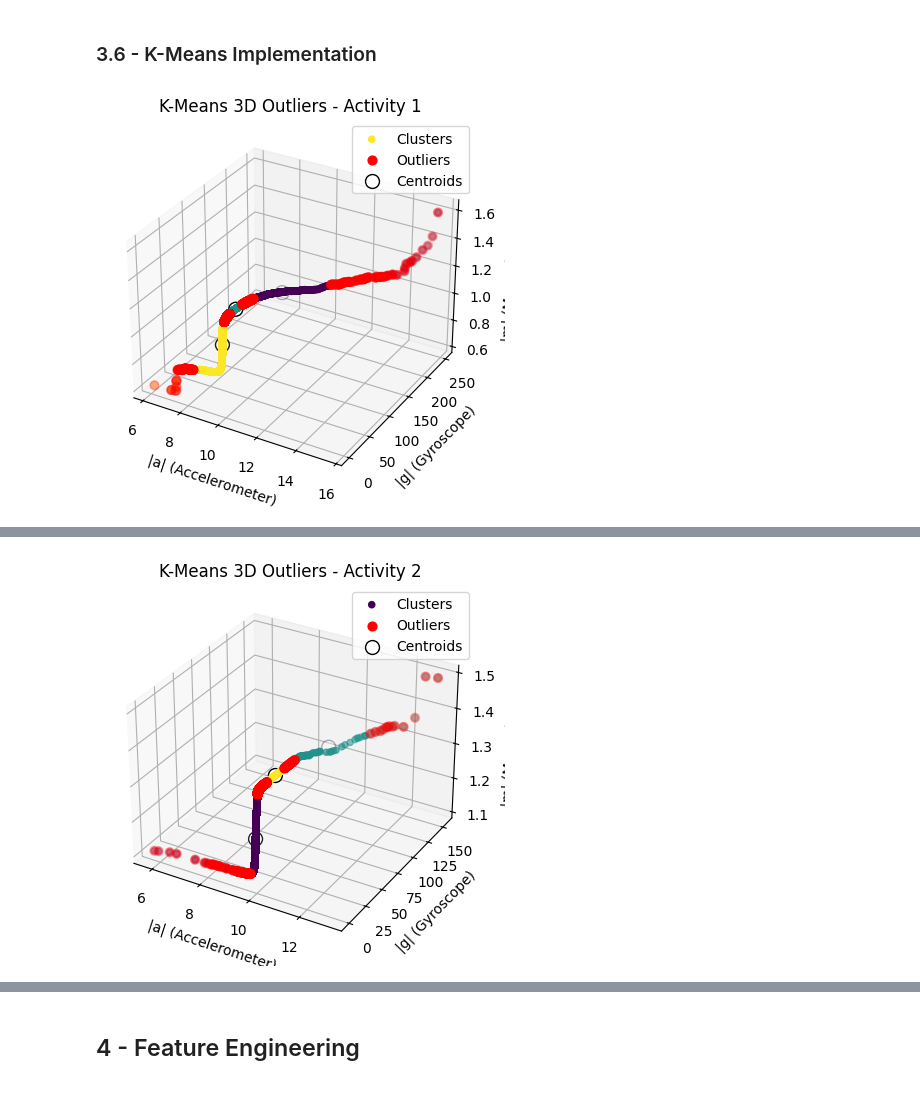
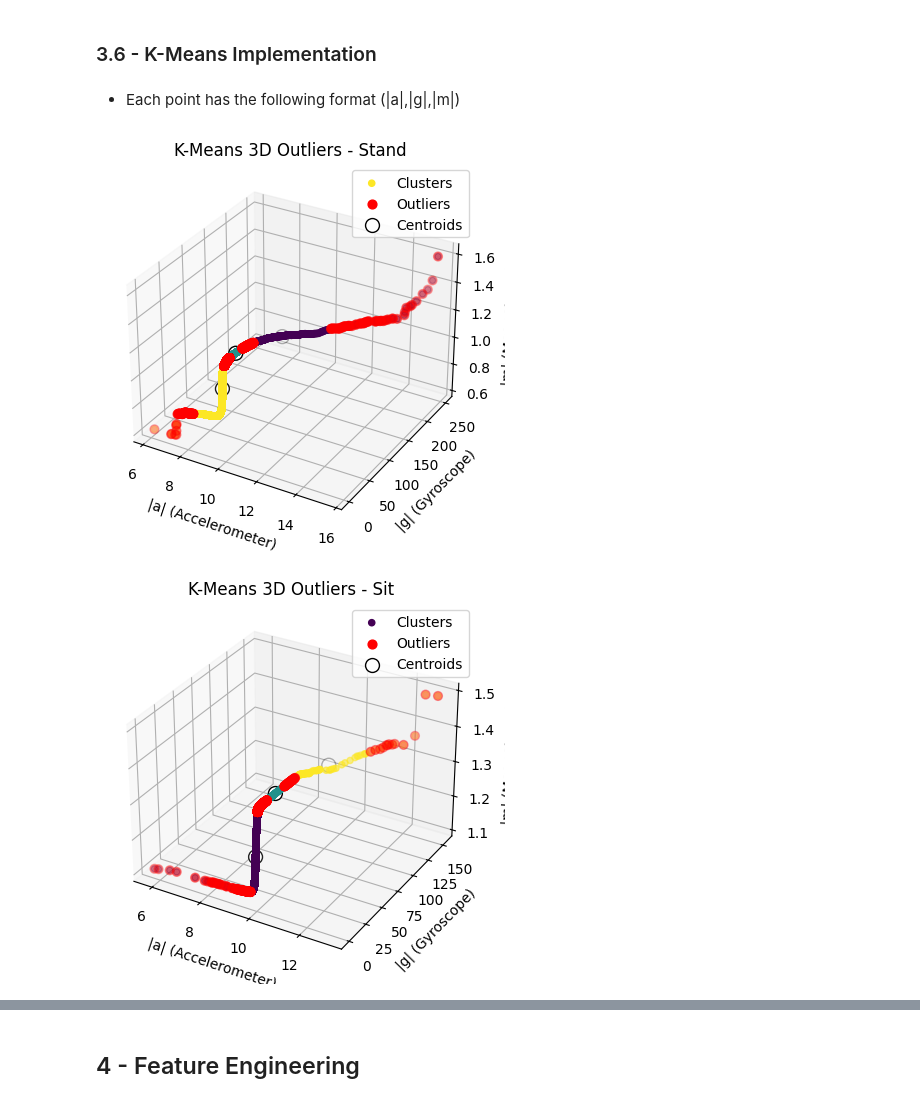
Before and after one commit to MiguelAnt17/detection_of_humans_activities, a Jupyter notebook: MiguelAntonio_2022237621.ipynb, the cells around one changed output, grey strips where cells are left out. Saved outputs shown, nothing was run; the diff lists cells and outputs as text; code cells hidden in the pictures.

```diff
--- a/MiguelAntonio_2022237621.ipynb
+++ b/MiguelAntonio_2022237621.ipynb
@@ -634,6 +634,8 @@ Atividade 4:
   Só Boxplot: 3026
 # %% [markdown]
 ### 3.6 - K-Means Implementation
+# %% [markdown]
+- Each point has the following format (|a|,|g|,|m|)
 # %%
 def k_means_3d(data, k=3, max_iters=100):
     X = np.array(data)
@@ -687,11 +687,15 @@ def plot_kmeans_outliers_3d(data, centroids, labels, outliers_idx, activity_name
     ax.legend()
     plt.show()
 # %%
-a_vals = accelerometer_activity_sorted[0]
-g_vals = gyroscope_activity_sorted[0]
-m_vals = magnetometer_activity_sorted[0]
+activity_names = ['Stand', 'Sit', 'Sit and Talk', 'Walk']
 
-data, centroids, labels, outliers_idx = detectar_outliers_kmeans_3d(a_vals, g_vals, m_vals, k=3, threshold=2)
-plot_kmeans_outliers_3d(data, centroids, labels, outliers_idx, activity_name="Activity 1")
+for i, activity in enumerate(activity_names):
+    a_vals = accelerometer_activity_sorted[i]
+    g_vals = gyroscope_activity_sorted[i]
+    m_vals = magnetometer_activity_sorted[i]
+
+    data, centroids, labels, outliers_idx = detectar_outliers_kmeans_3d(a_vals, g_vals, m_vals, k=3, threshold=2)
+    plot_kmeans_outliers_3d(data, centroids, labels, outliers_idx, activity_name=activity)
 # %% [output]
-[figure, old version]
+[figure, new version]
+[figure, added]
@@ -698,9 +703,0 @@ plot_kmeans_outliers_3d(data, centroids, labels, outliers_idx, activity_name="Ac
-# %%
-a_vals = accelerometer_activity_sorted[1]
-g_vals = gyroscope_activity_sorted[1]
-m_vals = magnetometer_activity_sorted[1]
-
-data, centroids, labels, outliers_idx = detectar_outliers_kmeans_3d(a_vals, g_vals, m_vals, k=3, threshold=2)
-plot_kmeans_outliers_3d(data, centroids, labels, outliers_idx, activity_name="Activity 2")
-# %% [output]
-[figure, removed]
```
Also changed, not shown: parts of 6 cells of this notebook.
